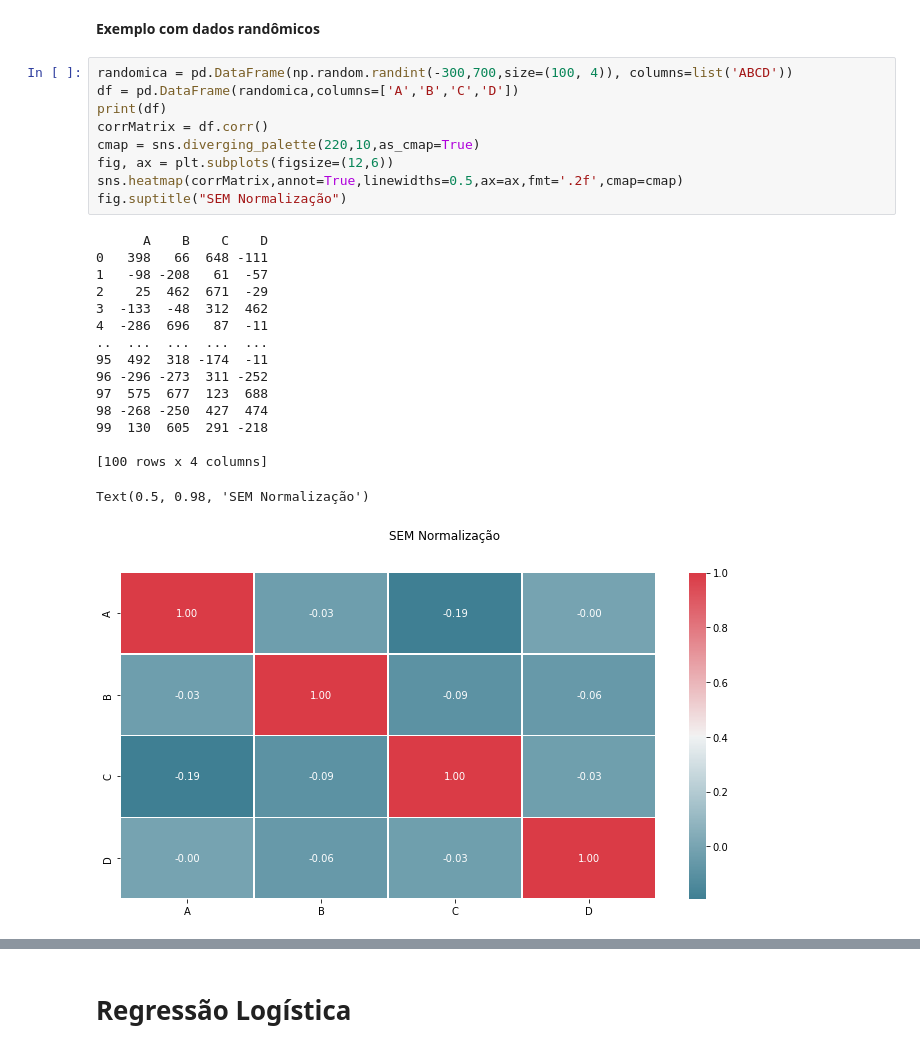
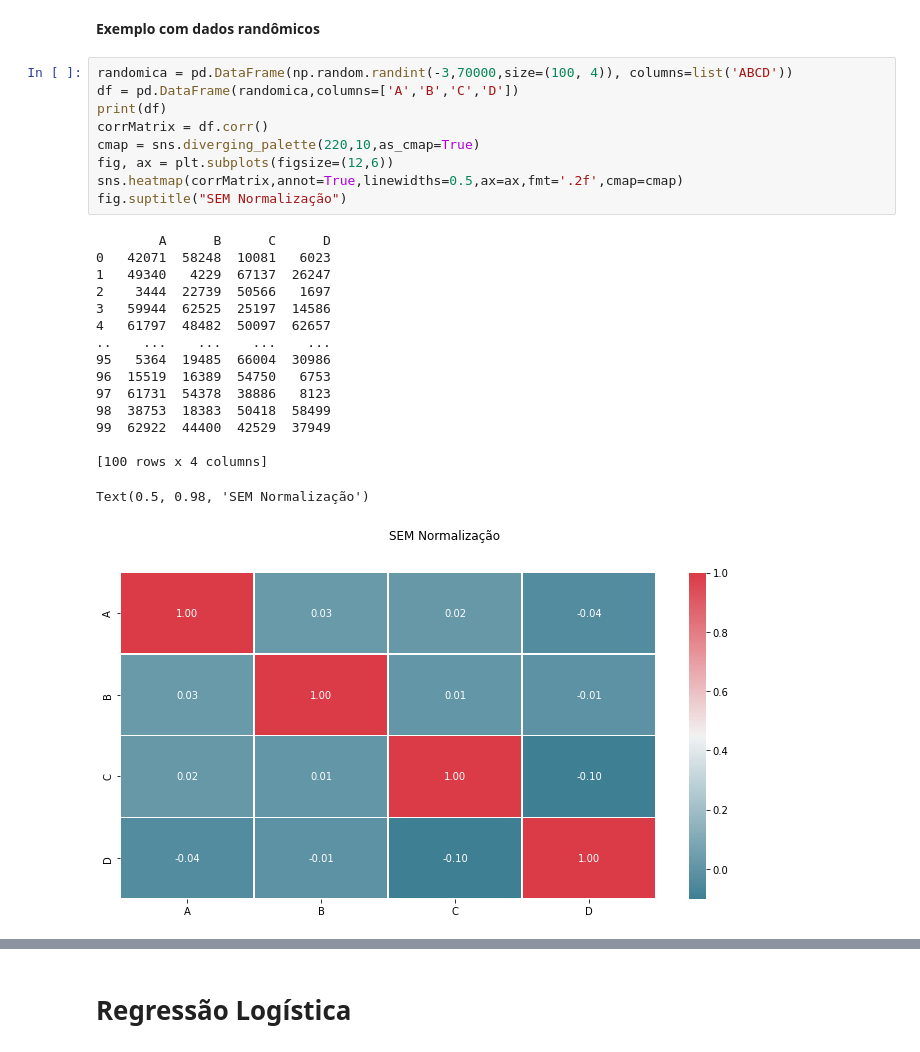
Before and after one commit to luizleroy/predictive_analytics, a Jupyter notebook: new.ipynb, the cells around one changed output, grey strips where cells are left out. Cells and saved outputs as stored; diff of their text form.

```diff
--- a/new.ipynb
+++ b/new.ipynb
@@ -169,31 +170,31 @@ onde cada valor acima é a correlação calculada (na fórmula abaixo) entre os
 # %% [markdown]
 **Exemplo com dados randômicos**
 # %%
-randomica = pd.DataFrame(np.random.randint(-300,700,size=(100, 4)), columns=list('ABCD'))
+randomica = pd.DataFrame(np.random.randint(-3,70000,size=(100, 4)), columns=list('ABCD'))
 df = pd.DataFrame(randomica,columns=['A','B','C','D'])
 print(df)
 corrMatrix = df.corr()
 cmap = sns.diverging_palette(220,10,as_cmap=True)
 fig, ax = plt.subplots(figsize=(12,6))
 sns.heatmap(corrMatrix,annot=True,linewidths=0.5,ax=ax,fmt='.2f',cmap=cmap)
 fig.suptitle("SEM Normalização")
 # %% [output]
-      A    B    C    D
-0   398   66  648 -111
-1   -98 -208   61  -57
-2    25  462  671  -29
-3  -133  -48  312  462
-4  -286  696   87  -11
-..  ...  ...  ...  ...
-95  492  318 -174  -11
-96 -296 -273  311 -252
-97  575  677  123  688
-98 -268 -250  427  474
-99  130  605  291 -218
+        A      B      C      D
+0   42071  58248  10081   6023
+1   49340   4229  67137  26247
+2    3444  22739  50566   1697
+3   59944  62525  25197  14586
+4   61797  48482  50097  62657
+..    ...    ...    ...    ...
+95   5364  19485  66004  30986
+96  15519  16389  54750   6753
+97  61731  54378  38886   8123
+98  38753  18383  50418  58499
+99  62922  44400  42529  37949
 
 [100 rows x 4 columns]
 Text(0.5, 0.98, 'SEM Normalização')
-[figure, old version]
+[figure, new version]
 # %%
 scaler = StandardScaler()
 fit = scaler.fit_transform(randomica)
```
Also changed, not shown: parts of 2 cells of this notebook.
